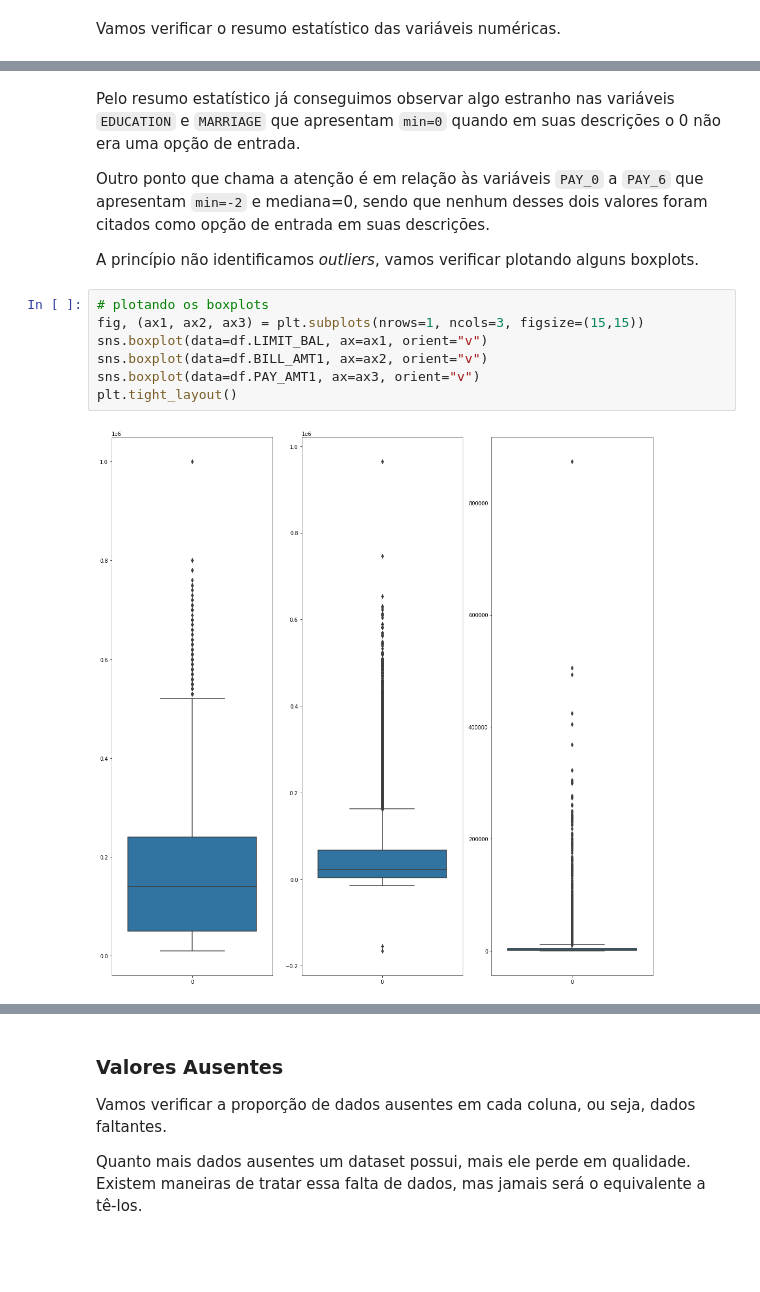
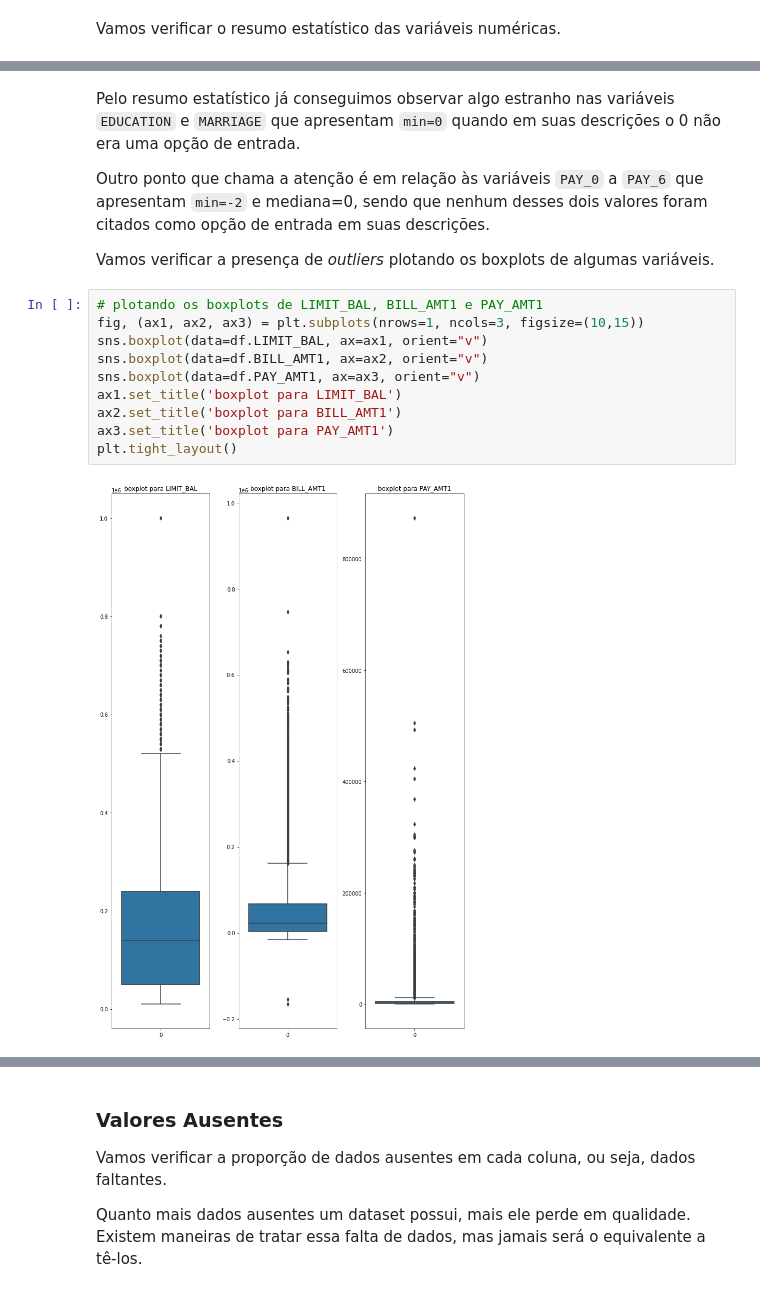
Before and after one commit to marinavillaschi/first_datascience_mpv, a Jupyter notebook: Previsão_de_Inadimplência_de_Cartão_de_Crédito.ipynb, the cells around one changed output, grey strips where cells are left out. Cells and saved outputs as stored; diff of their text form; blank space fills up the shorter version.

```diff
--- a/Previsão_de_Inadimplência_de_Cartão_de_Crédito.ipynb
+++ b/Previsão_de_Inadimplência_de_Cartão_de_Crédito.ipynb
@@ -158,13 +158,16 @@ Pelo resumo estatístico já conseguimos observar algo estranho nas variáveis `
 
 Outro ponto que chama a atenção é em relação às variáveis `PAY_0` a `PAY_6` que apresentam `min=-2` e mediana=0, sendo que nenhum desses dois valores foram citados como opção de entrada em suas descrições.
 
-A princípio não identificamos *outliers*, vamos verificar plotando alguns boxplots.
+Vamos verificar a presença de *outliers* plotando os boxplots de algumas variáveis.
 # %%
-# plotando os boxplots
-fig, (ax1, ax2, ax3) = plt.subplots(nrows=1, ncols=3, figsize=(15,15))
+# plotando os boxplots de LIMIT_BAL, BILL_AMT1 e PAY_AMT1
+fig, (ax1, ax2, ax3) = plt.subplots(nrows=1, ncols=3, figsize=(10,15))
 sns.boxplot(data=df.LIMIT_BAL, ax=ax1, orient="v")
 sns.boxplot(data=df.BILL_AMT1, ax=ax2, orient="v")
 sns.boxplot(data=df.PAY_AMT1, ax=ax3, orient="v")
+ax1.set_title('boxplot para LIMIT_BAL')
+ax2.set_title('boxplot para BILL_AMT1')
+ax3.set_title('boxplot para PAY_AMT1')
 plt.tight_layout()
 # %% [output]
-[figure, old version]
+[figure, new version]
```
Also changed, not shown: parts of 30 cells of this notebook.
